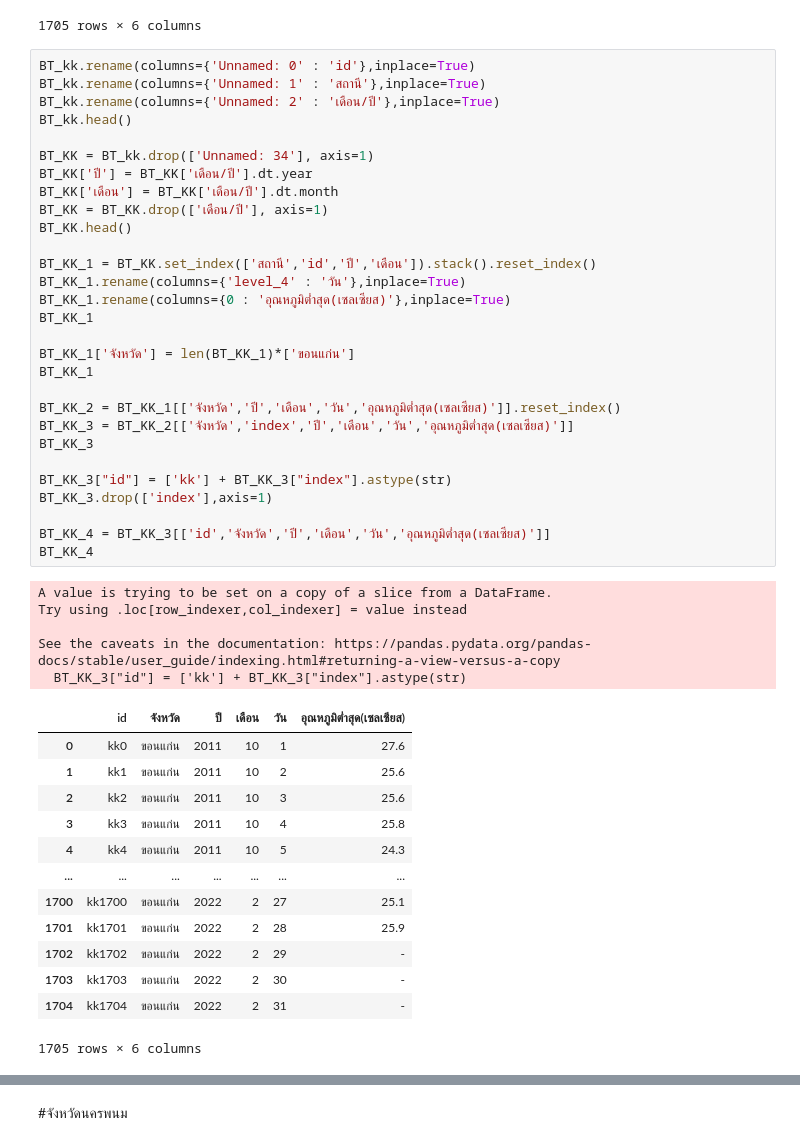
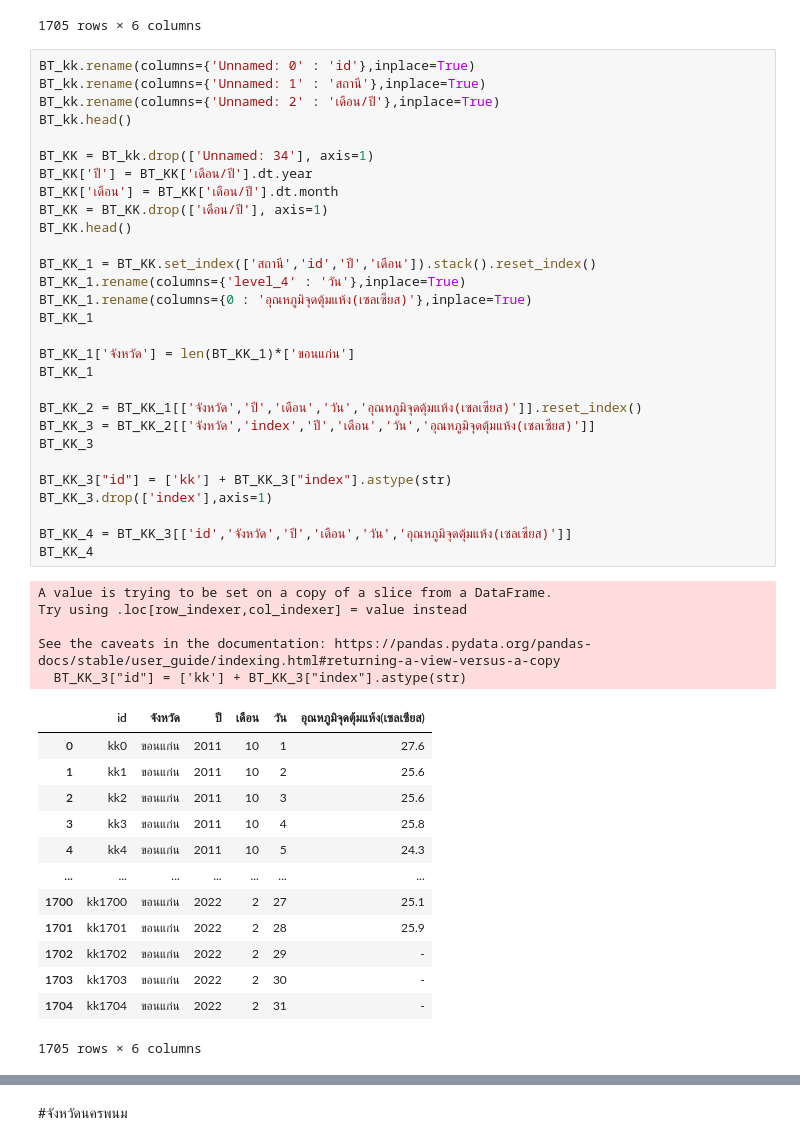
Before and after one commit to KorrawanOu/BSC_DPDM23, a Jupyter notebook: midterm_bscdpdm23.ipynb, the cells around one changed output, grey strips where cells are left out. Saved outputs shown, nothing was run; the diff lists cells and outputs as text.

```diff
--- a/midterm_bscdpdm23.ipynb
+++ b/midterm_bscdpdm23.ipynb
@@ -431,38 +431,38 @@ See the caveats in the documentation: https://pandas.pydata.org/pandas-docs/stab
 BT_kk.rename(columns={'Unnamed: 0' : 'id'},inplace=True)
 BT_kk.rename(columns={'Unnamed: 1' : 'สถานี'},inplace=True)
 BT_kk.rename(columns={'Unnamed: 2' : 'เดือน/ปี'},inplace=True)
 BT_kk.head()
 
 BT_KK = BT_kk.drop(['Unnamed: 34'], axis=1)
 BT_KK['ปี'] = BT_KK['เดือน/ปี'].dt.year
 BT_KK['เดือน'] = BT_KK['เดือน/ปี'].dt.month
 BT_KK = BT_KK.drop(['เดือน/ปี'], axis=1)
 BT_KK.head()
 
 BT_KK_1 = BT_KK.set_index(['สถานี','id','ปี','เดือน']).stack().reset_index()
 BT_KK_1.rename(columns={'level_4' : 'วัน'},inplace=True)
-BT_KK_1.rename(columns={0 : 'อุณหภูมิต่ำสุด(เซลเซียส)'},inplace=True)
+BT_KK_1.rename(columns={0 : 'อุณหภูมิจุดตุ้มแห้ง(เซลเซียส)'},inplace=True)
 BT_KK_1
 
 BT_KK_1['จังหวัด'] = len(BT_KK_1)*['ขอนแก่น']
 BT_KK_1
 
-BT_KK_2 = BT_KK_1[['จังหวัด','ปี','เดือน','วัน','อุณหภูมิต่ำสุด(เซลเซียส)']].reset_index()
-BT_KK_3 = BT_KK_2[['จังหวัด','index','ปี','เดือน','วัน','อุณหภูมิต่ำสุด(เซลเซียส)']]
+BT_KK_2 = BT_KK_1[['จังหวัด','ปี','เดือน','วัน','อุณหภูมิจุดตุ้มแห้ง(เซลเซียส)']].reset_index()
+BT_KK_3 = BT_KK_2[['จังหวัด','index','ปี','เดือน','วัน','อุณหภูมิจุดตุ้มแห้ง(เซลเซียส)']]
 BT_KK_3
 
 BT_KK_3["id"] = ['kk'] + BT_KK_3["index"].astype(str)
 BT_KK_3.drop(['index'],axis=1)
 
-BT_KK_4 = BT_KK_3[['id','จังหวัด','ปี','เดือน','วัน','อุณหภูมิต่ำสุด(เซลเซียส)']]
+BT_KK_4 = BT_KK_3[['id','จังหวัด','ปี','เดือน','วัน','อุณหภูมิจุดตุ้มแห้ง(เซลเซียส)']]
 BT_KK_4
 # %% [output]
 A value is trying to be set on a copy of a slice from a DataFrame.
 Try using .loc[row_indexer,col_indexer] = value instead
 
 See the caveats in the documentation: https://pandas.pydata.org/pandas-docs/stable/user_guide/indexing.html#returning-a-view-versus-a-copy
   BT_KK_3["id"] = ['kk'] + BT_KK_3["index"].astype(str)
-|  | id | จังหวัด | ปี | เดือน | วัน | อุณหภูมิต่ำสุด(เซลเซียส) |
+|  | id | จังหวัด | ปี | เดือน | วัน | อุณหภูมิจุดตุ้มแห้ง(เซลเซียส) |
 | 0 | kk0 | ขอนแก่น | 2011 | 10 | 1 | 27.6 |
 | 1 | kk1 | ขอนแก่น | 2011 | 10 | 2 | 25.6 |
 | 2 | kk2 | ขอนแก่น | 2011 | 10 | 3 | 25.6 |
```
Also changed, not shown: parts of 98 cells of this notebook.
